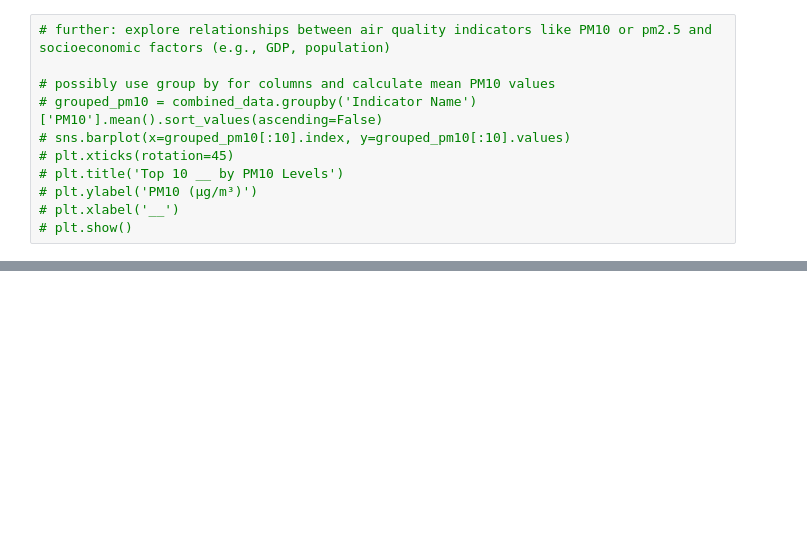
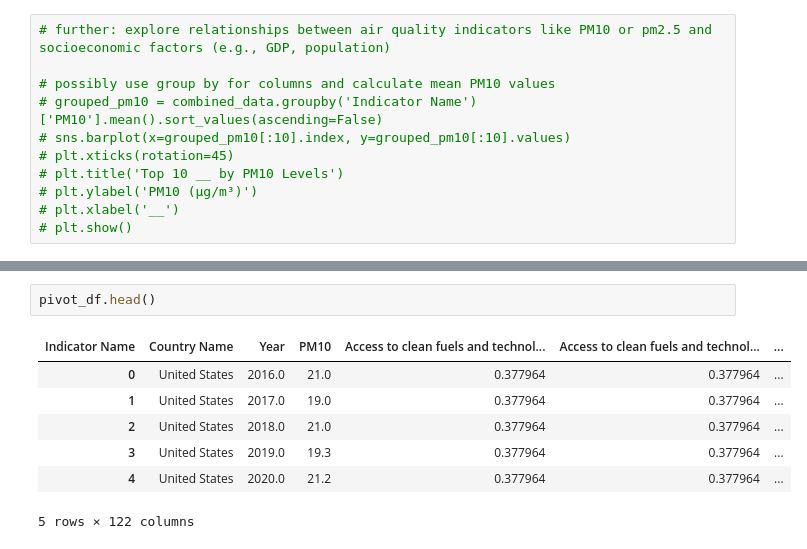
Before and after one commit to ttasnim5/data_science_projects, a Jupyter notebook: air_quality_analysis/notebooks/air_quality_analysis.ipynb, the cells around one changed output, grey strips where cells are left out. Saved outputs shown, nothing was run; the diff lists cells and outputs as text; blank space fills up the shorter version.

```diff
--- a/air_quality_analysis/notebooks/air_quality_analysis.ipynb
+++ b/air_quality_analysis/notebooks/air_quality_analysis.ipynb
@@ -92,0 +203,10 @@ plt.show()
+# %%
+pivot_df.head()
+# %% [output]
+| Indicator Name | Country Name | Year | PM10 | Access to clean fuels and technol... | Access to clean fuels and technol... | ... |
+| 0 | United States | 2016.0 | 21.0 | 0.377964 | 0.377964 | ... |
+| 1 | United States | 2017.0 | 19.0 | 0.377964 | 0.377964 | ... |
+| 2 | United States | 2018.0 | 21.0 | 0.377964 | 0.377964 | ... |
+| 3 | United States | 2019.0 | 19.3 | 0.377964 | 0.377964 | ... |
+| 4 | United States | 2020.0 | 21.2 | 0.377964 | 0.377964 | ... |
+5 rows × 122 columns
```
Also changed, not shown: parts of 12 cells of this notebook, 2 other files.
